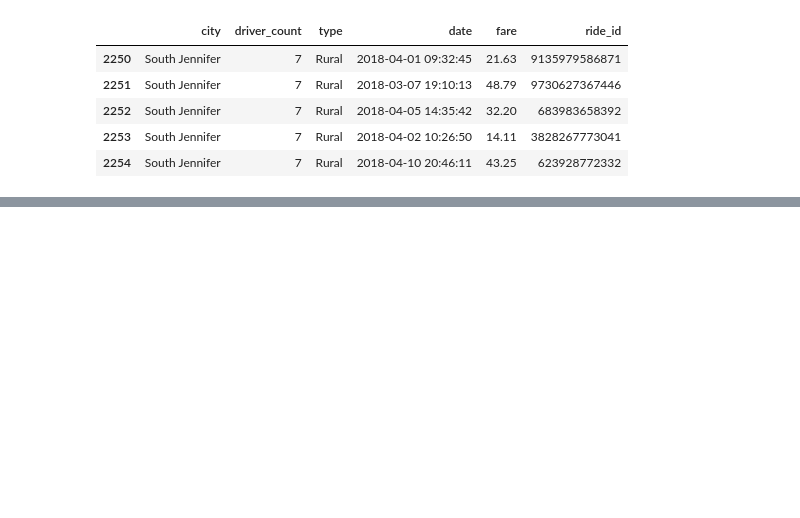
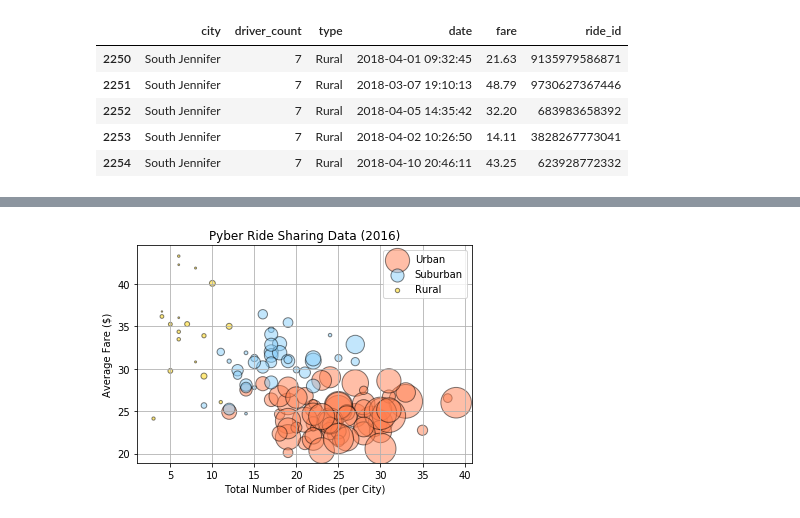
Before and after one commit to elu267/WashU_Bootcamp, a Jupyter notebook: 20181027/PyberPlots.ipynb, the cells around one changed output, grey strips where cells are left out. Cells and saved outputs as stored; diff of their text form; code cells hidden in the pictures; blank space fills up the shorter version.

```diff
--- a/20181027/PyberPlots.ipynb
+++ b/20181027/PyberPlots.ipynb
@@ -95,0 +112,21 @@ fig = plt.figure()
+# %%
+# 6th time is a charm??? Holy crap, I finally got this to cooperate
+# plotting multiple plots on one graph
+
+# creates a new figure
+fig = plt.figure()
+# adds a subplot to the current figure
+ax1 = fig.add_subplot(111)
+# creates the contents of the scatter plot
+ax1.scatter(u_totRides, u_avgFare, s=u_drivers, alpha=0.5, c='coral', edgecolors='black', label='Urban')
+ax1.scatter(s_totRides, s_avgFare, s=s_drivers, alpha=0.5, c='lightskyblue', edgecolors='black', label='Suburban')
+ax1.scatter(r_totRides, r_avgFare, s=r_drivers, alpha=0.5, c='gold', edgecolors='black', label='Rural')
+
+plt.legend(loc='upper right')
+plt.xlabel("Total Number of Rides (per City)")
+plt.ylabel("Average Fare ($)")
+plt.title("Pyber Ride Sharing Data (2016)")
+plt.grid()
+plt.show()
+# %% [output]
+[figure, added]
```
Also changed, not shown: parts of 20 cells of this notebook.
